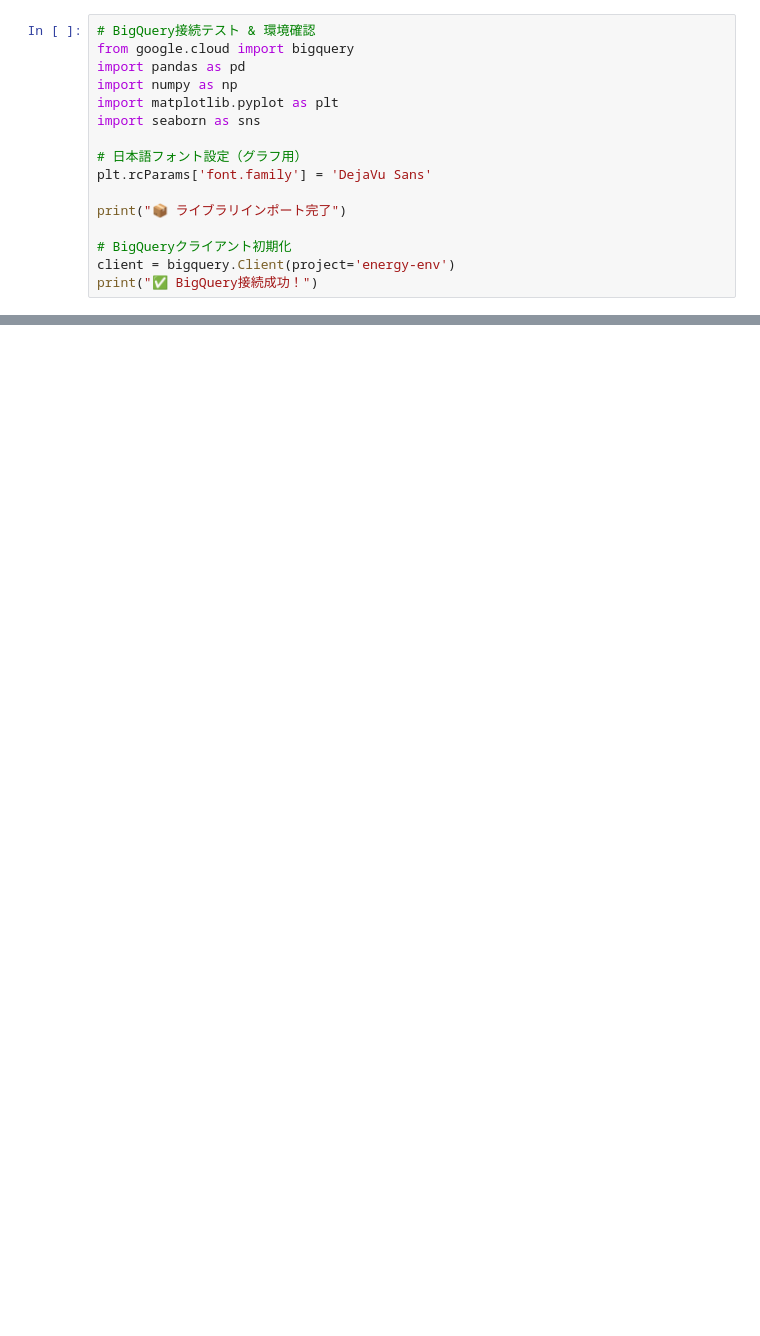
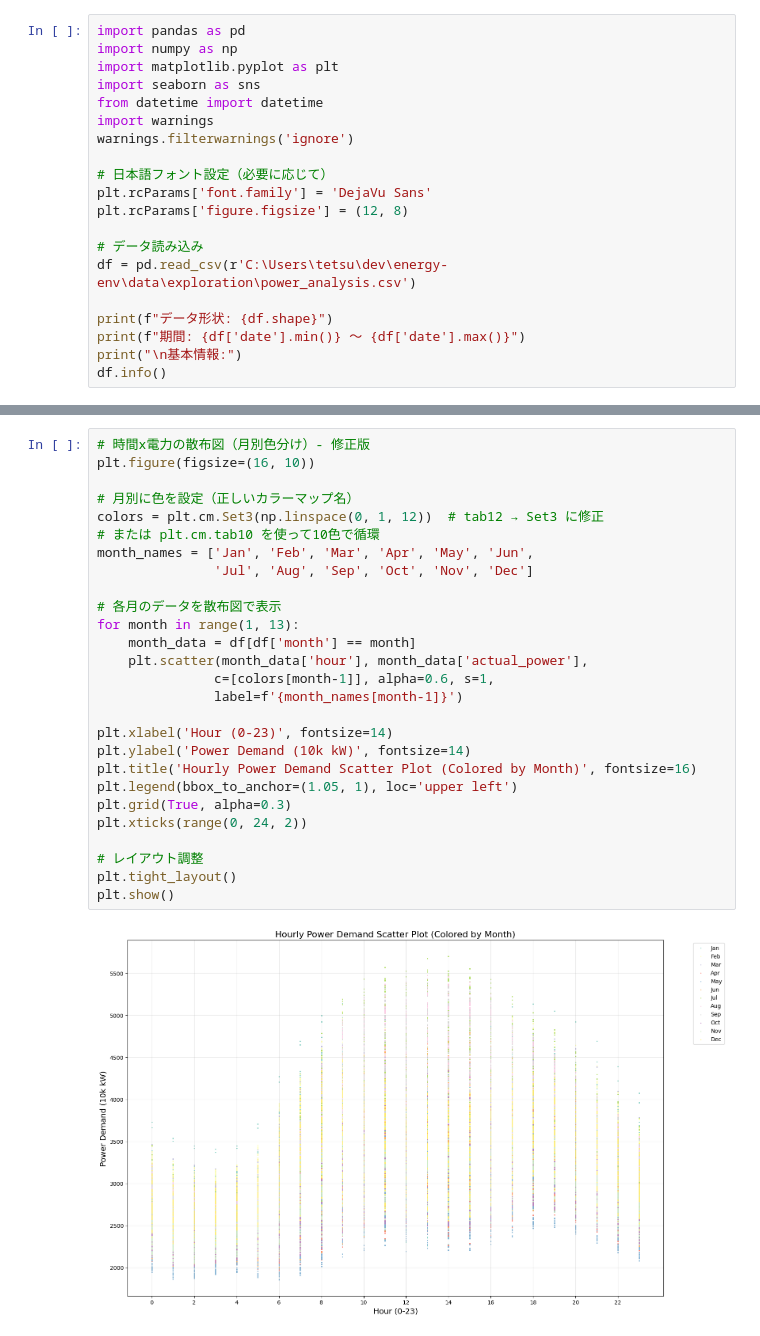
Before and after one commit to tetsufumi-isa/energy-data-platform, a Jupyter notebook: src/notebooks/exploration/integrated_data_analysis.ipynb, the cells around one changed output, grey strips where cells are left out. Cells and saved outputs as stored; diff of their text form; blank space fills up the shorter version.

```diff
--- a/src/notebooks/exploration/integrated_data_analysis.ipynb
+++ b/src/notebooks/exploration/integrated_data_analysis.ipynb
@@ -1,17 +1,21 @@
 # %%
-# BigQuery接続テスト & 環境確認
-from google.cloud import bigquery
 import pandas as pd
 import numpy as np
 import matplotlib.pyplot as plt
 import seaborn as sns
+from datetime import datetime
+import warnings
+warnings.filterwarnings('ignore')
 
-# 日本語フォント設定（グラフ用）
+# 日本語フォント設定（必要に応じて）
 plt.rcParams['font.family'] = 'DejaVu Sans'
+plt.rcParams['figure.figsize'] = (12, 8)
 
-print("📦 ライブラリインポート完了")
+# データ読み込み
+df = pd.read_csv(r'C:\Users\tetsu\dev\energy-env\data\exploration\power_analysis.csv')
 
-# BigQueryクライアント初期化
-client = bigquery.Client(project='energy-env')
-print("✅ BigQuery接続成功！")
+print(f"データ形状: {df.shape}")
+print(f"期間: {df['date'].min()} ～ {df['date'].max()}")
+print("\n基本情報:")
+df.info()
 # %% [output]
@@ -22,0 +38,29 @@ print("✅ BigQuery接続成功！")
+# %%
+# 時間x電力の散布図（月別色分け）- 修正版
+plt.figure(figsize=(16, 10))
+
+# 月別に色を設定（正しいカラーマップ名）
+colors = plt.cm.Set3(np.linspace(0, 1, 12))  # tab12 → Set3 に修正
+# または plt.cm.tab10 を使って10色で循環
+month_names = ['Jan', 'Feb', 'Mar', 'Apr', 'May', 'Jun',
+               'Jul', 'Aug', 'Sep', 'Oct', 'Nov', 'Dec']
+
+# 各月のデータを散布図で表示
+for month in range(1, 13):
+    month_data = df[df['month'] == month]
+    plt.scatter(month_data['hour'], month_data['actual_power'],
+               c=[colors[month-1]], alpha=0.6, s=1,
+               label=f'{month_names[month-1]}')
+
+plt.xlabel('Hour (0-23)', fontsize=14)
+plt.ylabel('Power Demand (10k kW)', fontsize=14)
+plt.title('Hourly Power Demand Scatter Plot (Colored by Month)', fontsize=16)
+plt.legend(bbox_to_anchor=(1.05, 1), loc='upper left')
+plt.grid(True, alpha=0.3)
+plt.xticks(range(0, 24, 2))
+
+# レイアウト調整
+plt.tight_layout()
+plt.show()
+# %% [output]
+[figure, added]
```
Also changed, not shown: parts of 10 cells of this notebook, 11 other files.
